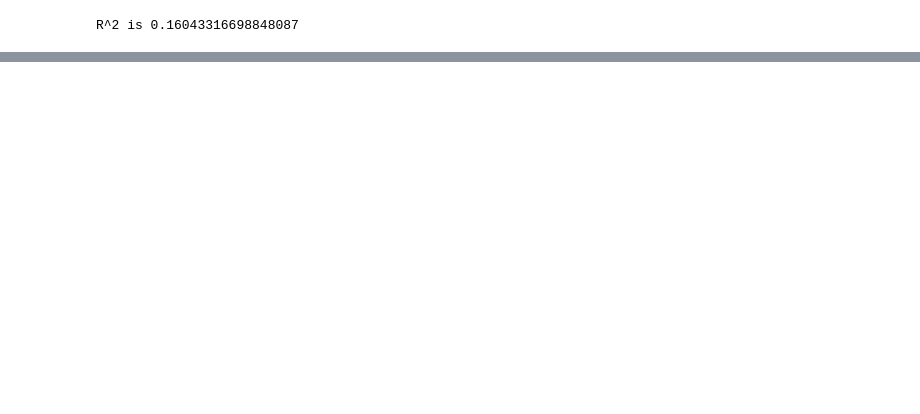
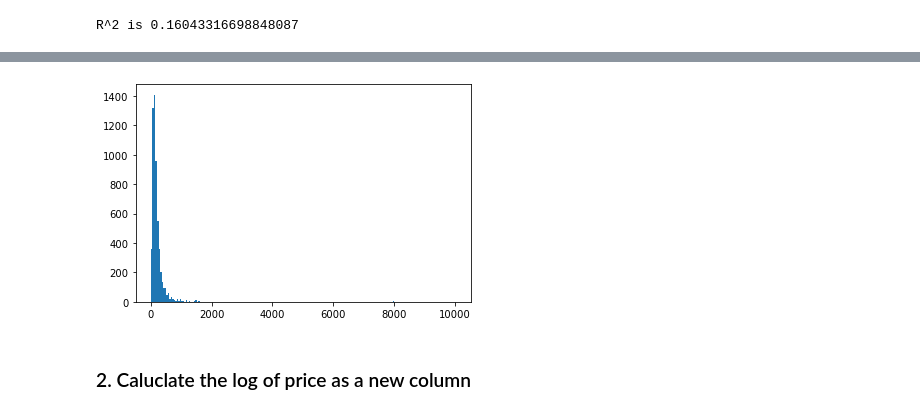
Before and after one commit to ciwin/LearningSpark-in-Python, a Jupyter notebook: chapter_10_MLPipelines.ipynb, the cells around one changed output, grey strips where cells are left out. Saved outputs shown, nothing was run; the diff lists cells and outputs as text; code cells hidden in the pictures; blank space fills up the shorter version.

```diff
--- a/chapter_10_MLPipelines.ipynb
+++ b/chapter_10_MLPipelines.ipynb
@@ -307,0 +331,14 @@ R^2 is 0.16043316698848087
+# %%
+import matplotlib.pyplot as plt
+%matplotlib inline
+
+# Show histogram of the 'price' column
+bins, counts = trainDF.select('price').rdd.flatMap(lambda x: x).histogram(200)
+
+# This is a bit awkward but I believe this is the correct way to do it
+plt.hist(bins[:-1], bins=bins, weights=counts)
+plt.show()
+# %% [output]
+[figure, added]
+# %% [markdown]
+### 2. Caluclate the log of price as a new column
```
Also changed, not shown: parts of 22 cells of this notebook.
